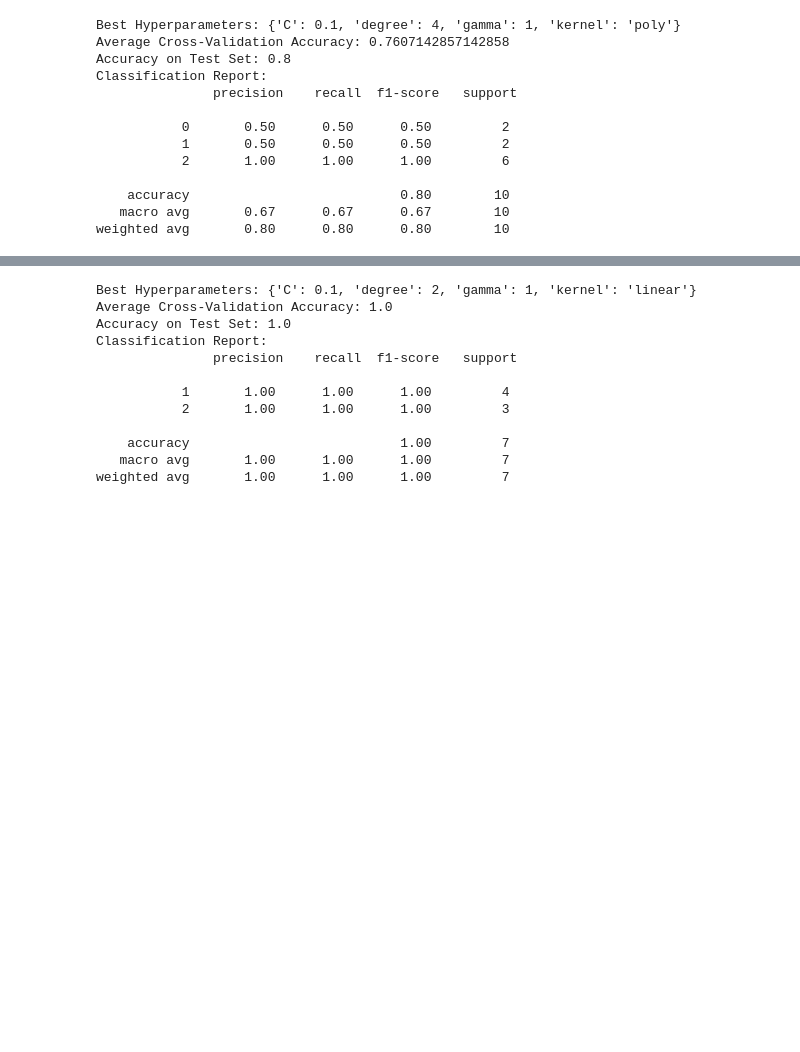
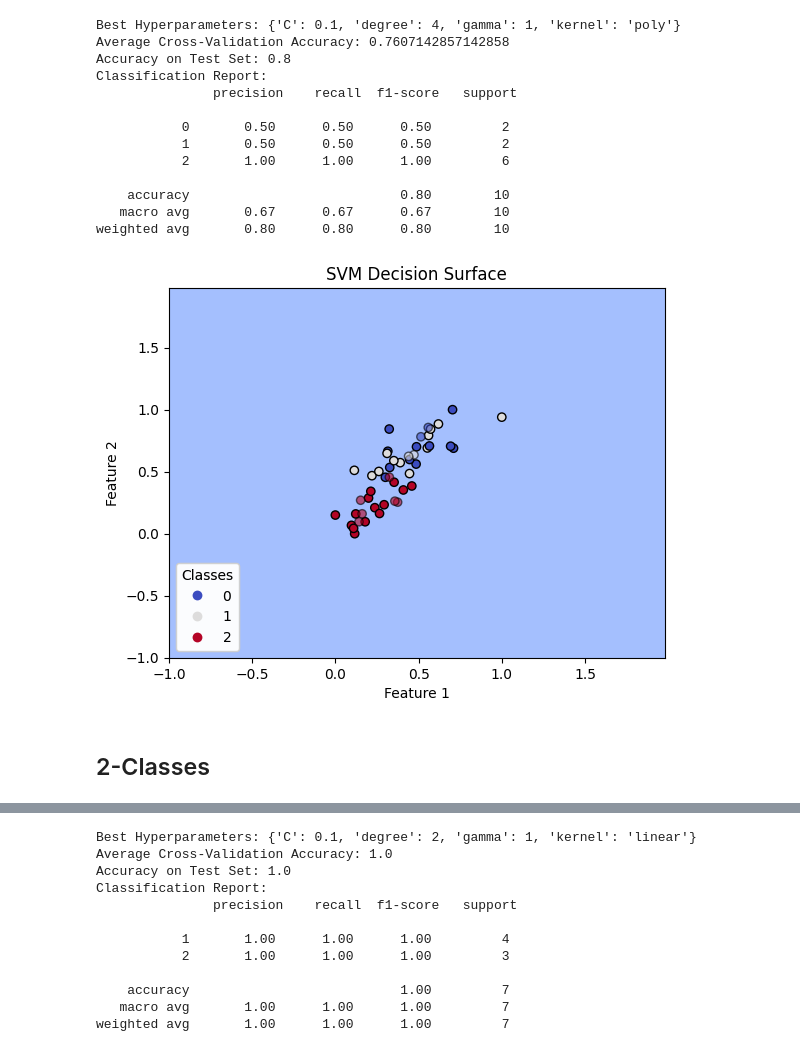
Before and after one commit to Sebarz98/NeuroLupus_ML, a Jupyter notebook: SVM.ipynb, the cells around one changed output, grey strips where cells are left out. Saved outputs shown, nothing was run; the diff lists cells and outputs as text; code cells hidden in the pictures; blank space fills up the shorter version.

Commit message:
plots

```diff
--- a/SVM.ipynb
+++ b/SVM.ipynb
@@ -113,6 +113,56 @@ Classification Report:
     accuracy                           0.80        10
    macro avg       0.67      0.67      0.67        10
 weighted avg       0.80      0.80      0.80        10
+# %%
+from sklearn.decomposition import PCA
+import matplotlib.pyplot as plt
+import numpy as np
+
+# Reduce dimensions with PCA
+pca = PCA(n_components=2)
+X_train_pca = pca.fit_transform(X_train)
+X_test_pca = pca.transform(X_test)
+
+# Fit the best SVM classifier on the reduced training data
+best_svm_classifier.fit(X_train_pca, y_train)
+
+# Predict on the reduced test set
+y_pred_pca = best_svm_classifier.predict(X_test_pca)
+# %%
+# Create a mesh to plot decision boundaries
+h = .02  # Step size in the mesh
+# Convert DataFrame to numpy array if 'X' is a DataFrame
+X_np = X.values if isinstance(X, pd.DataFrame) else X
+
+# Now you can use numpy-style indexing
+x_min, x_max = X_np[:, 0].min() - 1, X_np[:, 0].max() + 1
+y_min, y_max = X_np[:, 1].min() - 1, X_np[:, 1].max() + 1
+xx, yy = np.meshgrid(np.arange(x_min, x_max, h), np.arange(y_min, y_max, h))
+
+# Plot decision boundaries
+Z = best_svm_classifier.predict(np.c_[xx.ravel(), yy.ravel()])
+Z = Z.reshape(xx.shape)
+plt.contourf(xx, yy, Z, cmap=plt.cm.coolwarm, alpha=0.8)
+
+# Correct way to index a pandas DataFrame if X_train and X_test are DataFrames
+scatter = plt.scatter(X_train.iloc[:, 0], X_train.iloc[:, 1], c=y_train, cmap=plt.cm.coolwarm, edgecolors='k')
+plt.scatter(X_test.iloc[:, 0], X_test.iloc[:, 1], c=y_test, cmap=plt.cm.coolwarm, edgecolors='k', alpha=0.6)
+
+# Create a legend for the classes
+class_names = ['SLE', 'NPSLE', 'HC']
+legend1 = plt.legend(*scatter.legend_elements(), loc="lower left", title="Classes")
+plt.gca().add_artist(legend1)
+
+plt.xlabel('Feature 1')
+plt.ylabel('Feature 2')
+plt.title('SVM Decision Surface')
+plt.xlim(xx.min(), xx.max())
+plt.ylim(yy.min(), yy.max())
+plt.show()
+# %% [output]
+[figure, added]
+# %% [markdown]
+## 2-Classes
 # %%
 df_1 = df[df['NP-SLE'] != 0]
 df_1.head()
```
Also changed, not shown: 4 other files.
